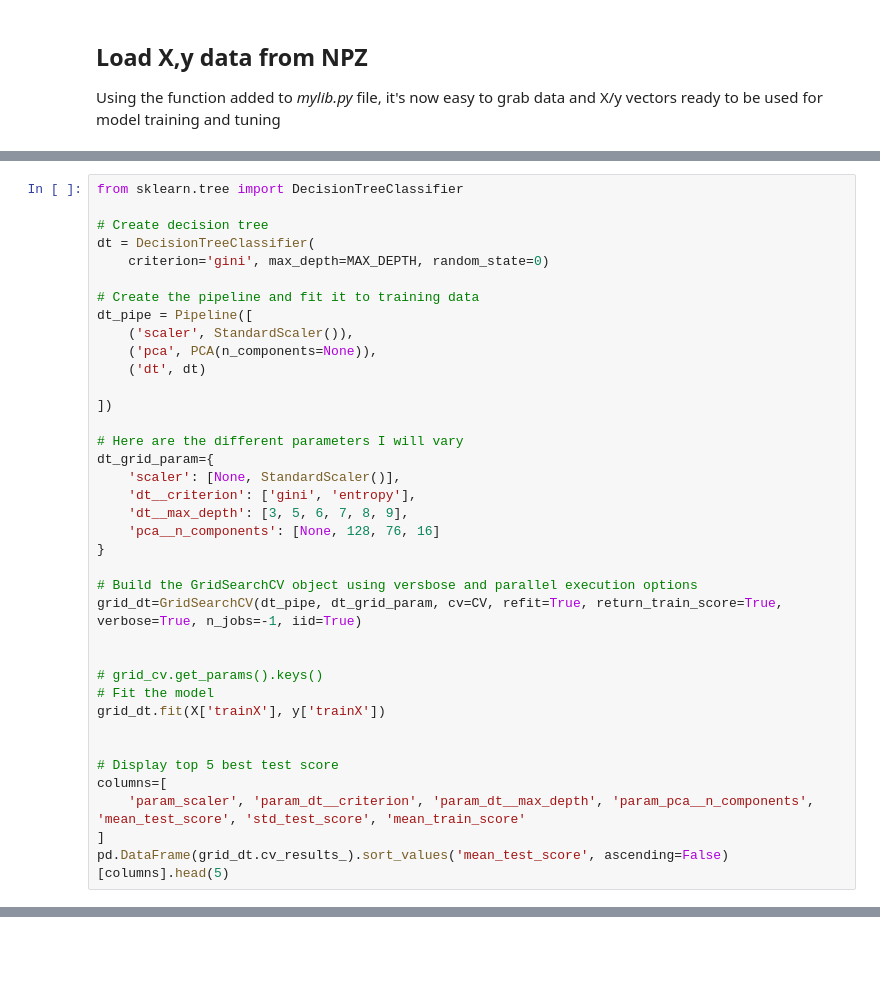
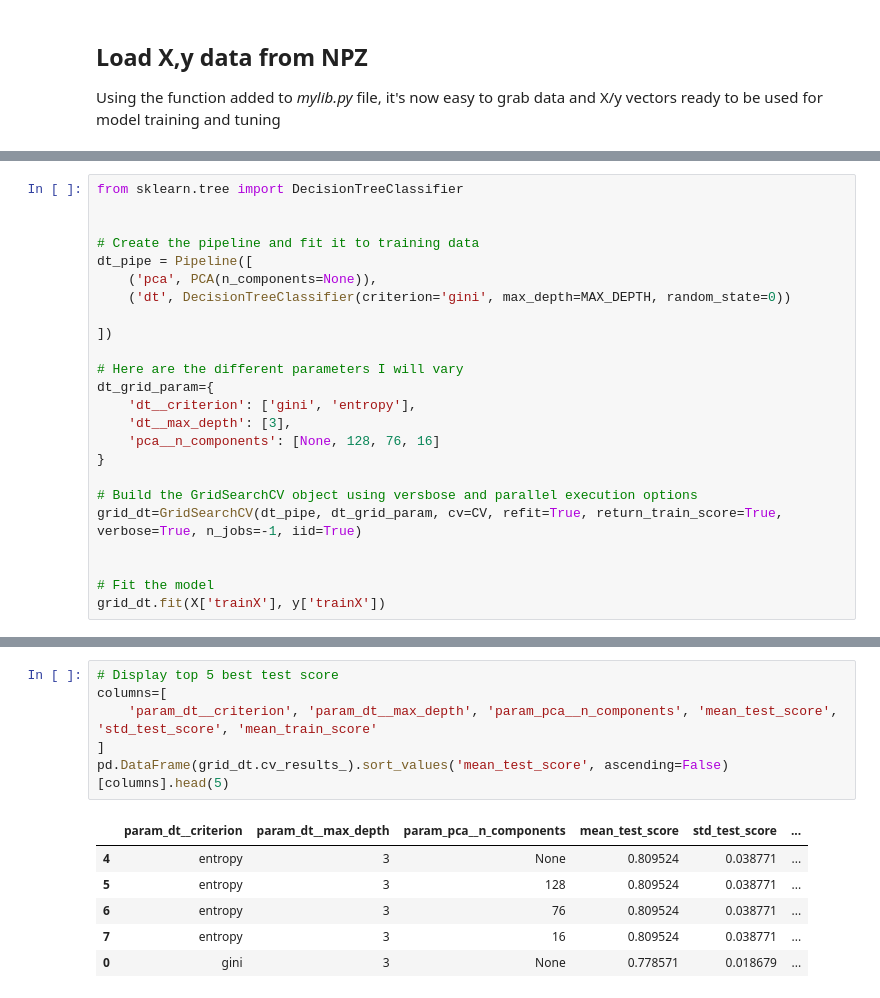
Before and after one commit to xnicolovici/machine_learning, a Jupyter notebook: notebooks/Course No 4/11. Course project/04 - Simple decision trees.ipynb, the cells around one changed output, grey strips where cells are left out. Drawn from its saved outputs; the diff is of its cells as text; blank space fills up the shorter version.

```diff
--- a/notebooks/Course No 4/11. Course project/04 - Simple decision trees.ipynb
+++ b/notebooks/Course No 4/11. Course project/04 - Simple decision trees.ipynb
@@ -59,23 +77,18 @@ MAX_DEPTH=3
 # %%
 from sklearn.tree import DecisionTreeClassifier
 
-# Create decision tree
-dt = DecisionTreeClassifier(
-    criterion='gini', max_depth=MAX_DEPTH, random_state=0)
 
 # Create the pipeline and fit it to training data
 dt_pipe = Pipeline([
-    ('scaler', StandardScaler()),
     ('pca', PCA(n_components=None)),
-    ('dt', dt)
+    ('dt', DecisionTreeClassifier(criterion='gini', max_depth=MAX_DEPTH, random_state=0))
 
 ])
 
 # Here are the different parameters I will vary
 dt_grid_param={
-    'scaler': [None, StandardScaler()],
     'dt__criterion': ['gini', 'entropy'],
-    'dt__max_depth': [3, 5, 6, 7, 8, 9],
+    'dt__max_depth': [3],
     'pca__n_components': [None, 128, 76, 16]
 }
 
@@ -83,14 +96,6 @@ dt_grid_param={
 grid_dt=GridSearchCV(dt_pipe, dt_grid_param, cv=CV, refit=True, return_train_score=True, verbose=True, n_jobs=-1, iid=True)
 
 
-# grid_cv.get_params().keys()
 # Fit the model
 grid_dt.fit(X['trainX'], y['trainX'])
-
-
-# Display top 5 best test score
-columns=[
-    'param_scaler', 'param_dt__criterion', 'param_dt__max_depth', 'param_pca__n_components', 'mean_test_score', 'std_test_score', 'mean_train_score'
-]
-pd.DataFrame(grid_dt.cv_results_).sort_values('mean_test_score', ascending=False)[columns].head(5)
 # %% [output]
@@ -108,0 +115,13 @@ Fitting 5 folds for each of 96 candidates, totalling 480 fits
+# %%
+# Display top 5 best test score
+columns=[
+    'param_dt__criterion', 'param_dt__max_depth', 'param_pca__n_components', 'mean_test_score', 'std_test_score', 'mean_train_score'
+]
+pd.DataFrame(grid_dt.cv_results_).sort_values('mean_test_score', ascending=False)[columns].head(5)
+# %% [output]
+|  | param_dt__criterion | param_dt__max_depth | param_pca__n_components | mean_test_score | std_test_score | ... |
+| 4 | entropy | 3 | None | 0.809524 | 0.038771 | ... |
+| 5 | entropy | 3 | 128 | 0.809524 | 0.038771 | ... |
+| 6 | entropy | 3 | 76 | 0.809524 | 0.038771 | ... |
+| 7 | entropy | 3 | 16 | 0.809524 | 0.038771 | ... |
+| 0 | gini | 3 | None | 0.778571 | 0.018679 | ... |
```
Also changed, not shown: parts of 15 cells of this notebook, 3 other files.
